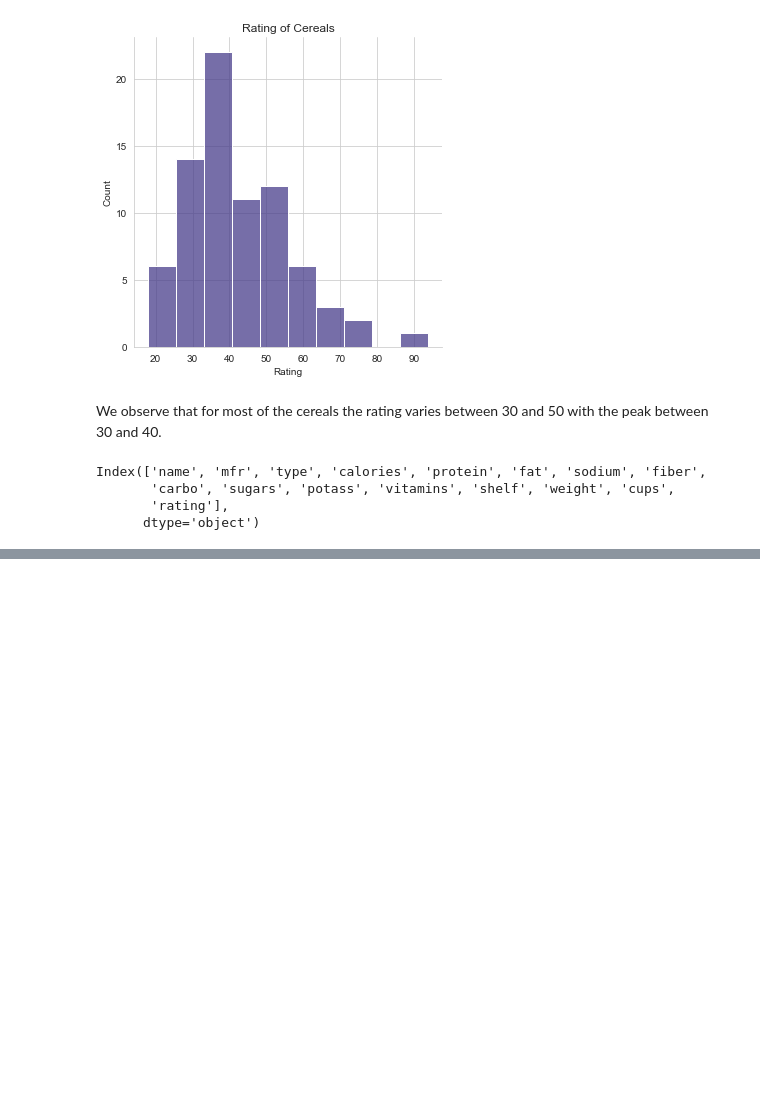
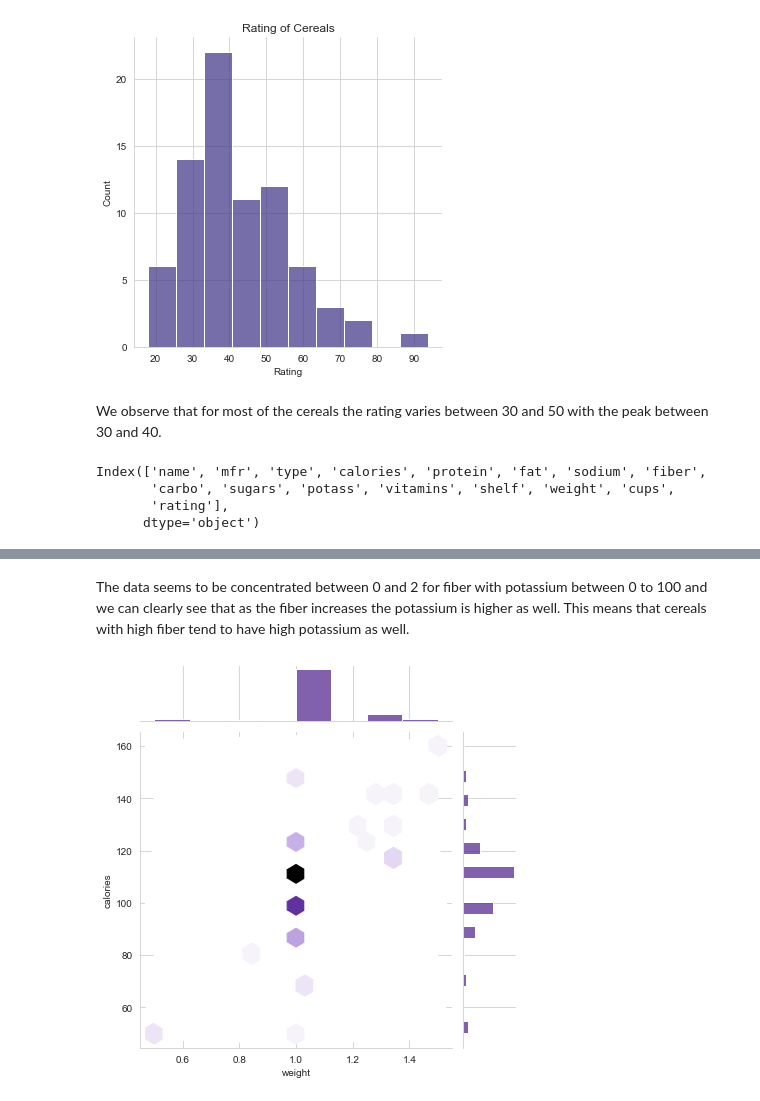
Before and after one commit to ayg15/cereals, a Jupyter notebook: Cereals EDA.ipynb, the cells around one changed output, grey strips where cells are left out. Drawn from its saved outputs; the diff is of its cells as text; code cells hidden in the pictures; blank space fills up the shorter version.

```diff
--- a/Cereals EDA.ipynb
+++ b/Cereals EDA.ipynb
@@ -1037,0 +1076,11 @@ Index(['name', 'mfr', 'type', 'calories', 'protein', 'fat', 'sodium', 'fiber',
+# %% [markdown]
+The data seems to be concentrated between 0 and 2 for fiber with potassium between 0 to 100 and we can clearly see that as the fiber increases the potassium is higher as well. This means that cereals with high fiber tend to have high potassium as well.
+# %%
+sns.set_palette('Purples_r')
+sns.jointplot(data = cereals_df,
+             x = 'weight',
+             y = 'calories',
+             kind = 'hex')
+plt.show()
+# %% [output]
+[figure, added]
```
Also changed, not shown: parts of 19 cells of this notebook.
